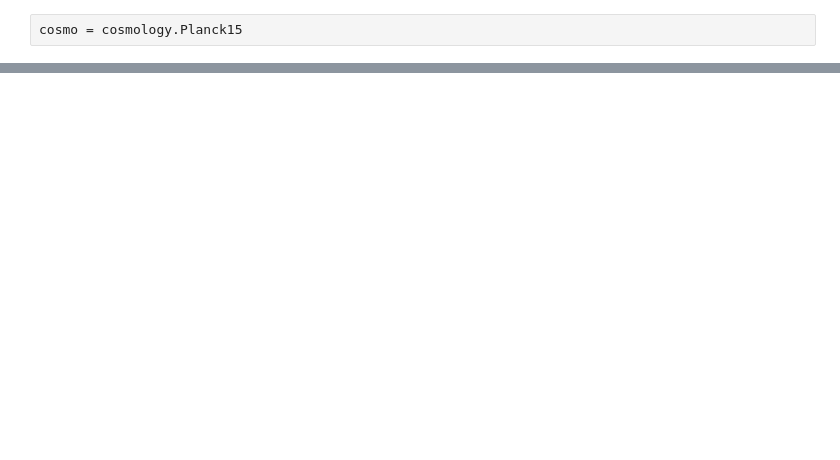
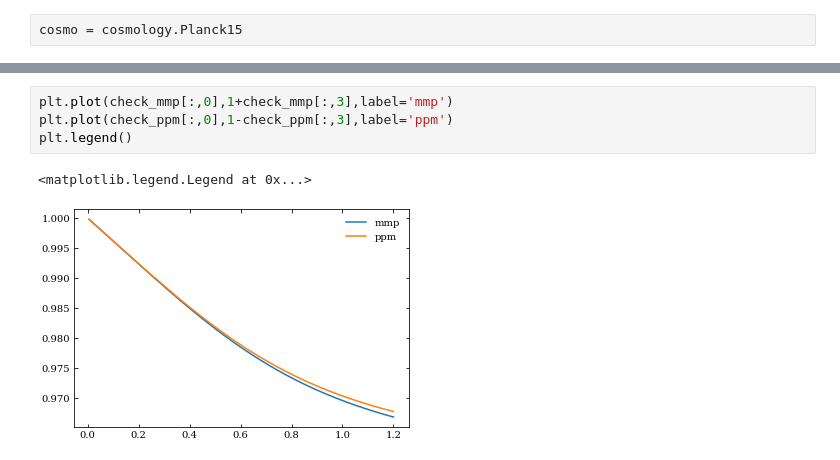
Before and after one commit to eelregit/csit, a Jupyter notebook: analysis/Aniss.ipynb, the cells around one changed output, grey strips where cells are left out. Drawn from its saved outputs; the diff is of its cells as text; blank space fills up the shorter version.

```diff
--- a/analysis/Aniss.ipynb
+++ b/analysis/Aniss.ipynb
@@ -111,0 +178,7 @@ np.savetxt('Aniss_planck15_p0005p0005m001_z200',ai_save)
+# %%
+plt.plot(check_mmp[:,0],1+check_mmp[:,3],label='mmp')
+plt.plot(check_ppm[:,0],1-check_ppm[:,3],label='ppm')
+plt.legend()
+# %% [output]
+<matplotlib.legend.Legend at 0x...>
+[figure, added]
```
Also changed, not shown: parts of 22 cells of this notebook.
